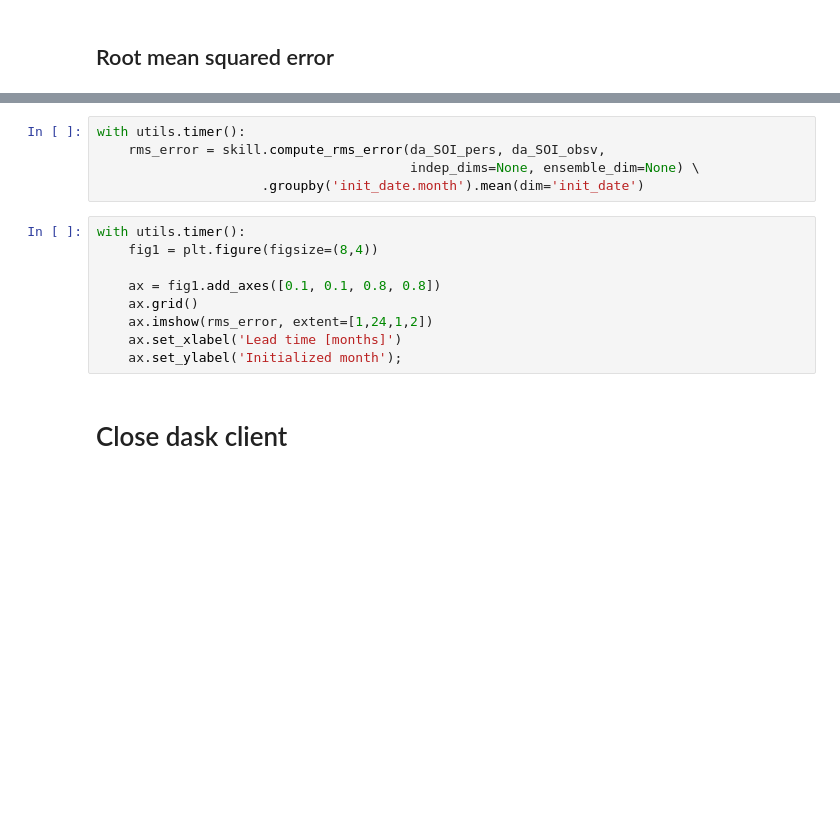
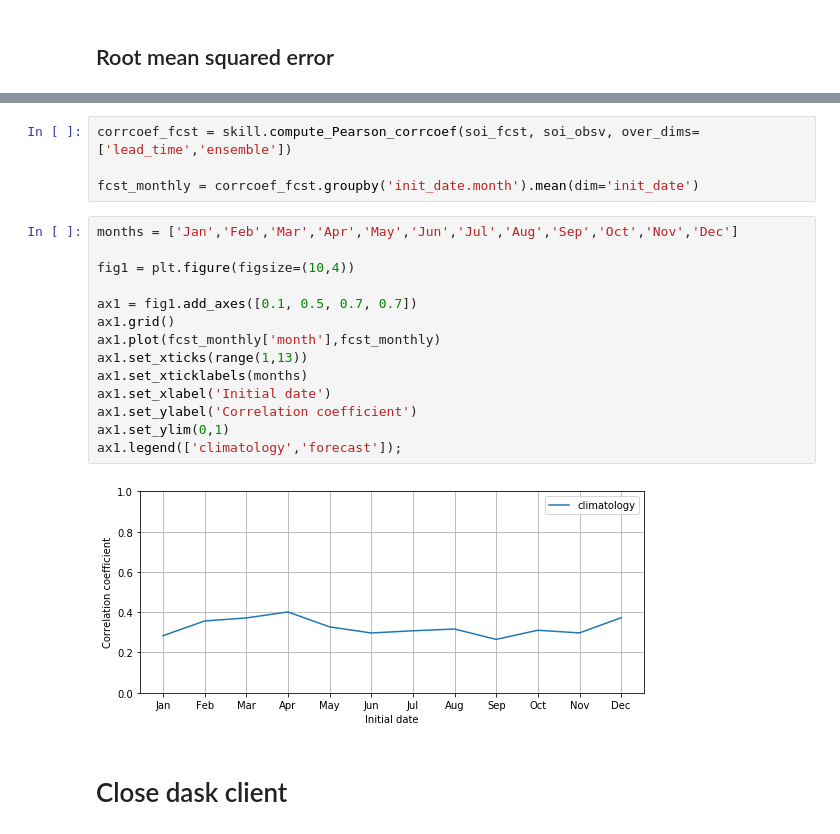
Before and after one commit to csiro-dcfp/doppyo, a Jupyter notebook: tutorials/SOI_verification.ipynb, the cells around one changed output, grey strips where cells are left out. Cells and saved outputs as stored; diff of their text form; blank space fills up the shorter version.

```diff
--- a/tutorials/SOI_verification.ipynb
+++ b/tutorials/SOI_verification.ipynb
@@ -295,17 +248,23 @@ with utils.timer():
-# %%
-with utils.timer():
-    rms_error = skill.compute_rms_error(da_SOI_pers, da_SOI_obsv,
-                                        indep_dims=None, ensemble_dim=None) \
-                     .groupby('init_date.month').mean(dim='init_date')
-# %%
-with utils.timer():
-    fig1 = plt.figure(figsize=(8,4))
-
-    ax = fig1.add_axes([0.1, 0.1, 0.8, 0.8])
-    ax.grid()
-    ax.imshow(rms_error, extent=[1,24,1,2])
-    ax.set_xlabel('Lead time [months]')
-    ax.set_ylabel('Initialized month');
+# %%
+corrcoef_fcst = skill.compute_Pearson_corrcoef(soi_fcst, soi_obsv, over_dims=['lead_time','ensemble'])
+
+fcst_monthly = corrcoef_fcst.groupby('init_date.month').mean(dim='init_date')
+# %%
+months = ['Jan','Feb','Mar','Apr','May','Jun','Jul','Aug','Sep','Oct','Nov','Dec']
+
+fig1 = plt.figure(figsize=(10,4))
+
+ax1 = fig1.add_axes([0.1, 0.5, 0.7, 0.7])
+ax1.grid()
+ax1.plot(fcst_monthly['month'],fcst_monthly)
+ax1.set_xticks(range(1,13))
+ax1.set_xticklabels(months)
+ax1.set_xlabel('Initial date')
+ax1.set_ylabel('Correlation coefficient')
+ax1.set_ylim(0,1)
+ax1.legend(['climatology','forecast']);
+# %% [output]
+[figure, added]
 # %% [markdown]
 # Close dask client
 # %%
```
Also changed, not shown: parts of 21 cells of this notebook, 10 other files.
